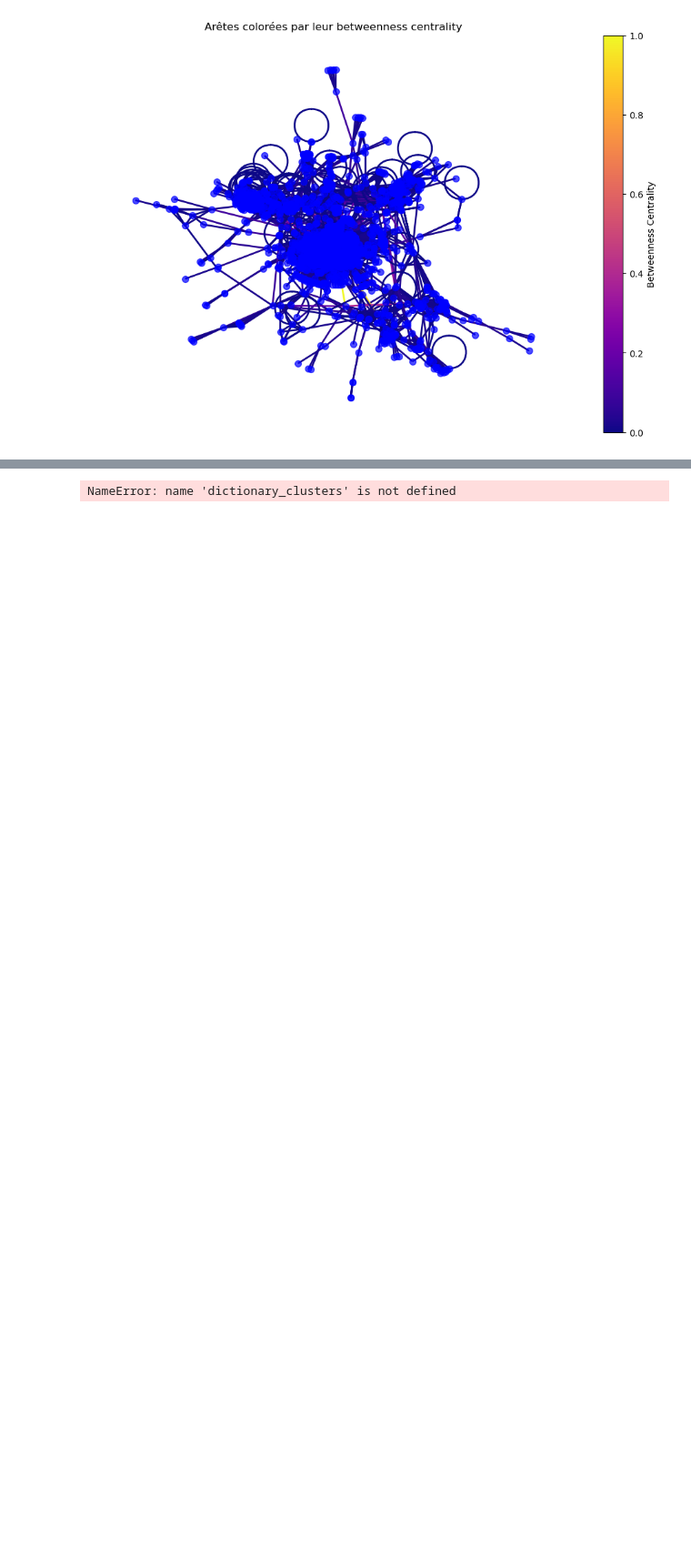
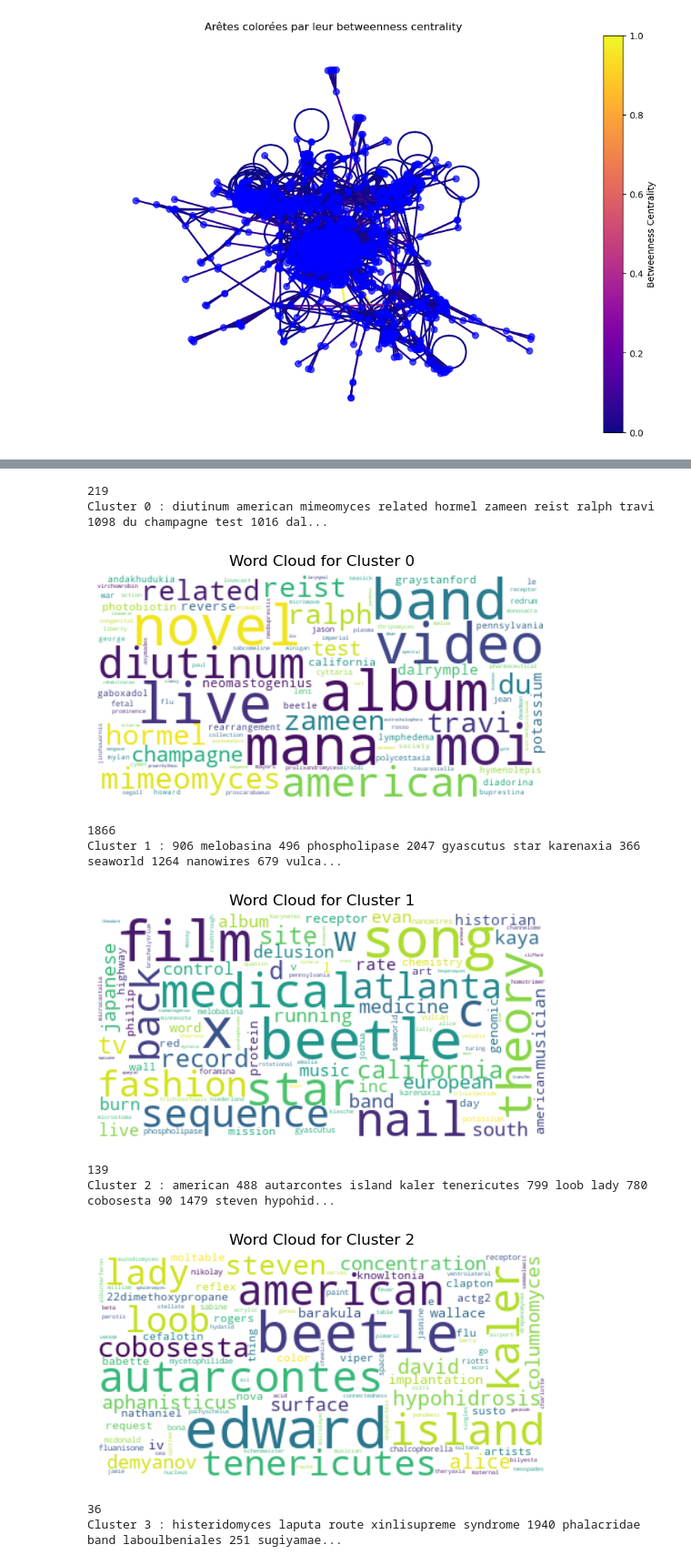
Before and after one commit to MelvinGode/Wikipedia-Clusteing, a Jupyter notebook: Betweeness.ipynb, the cells around one changed output, grey strips where cells are left out. Shown at 91% size. Drawn from its saved outputs; the diff is of its cells as text; code cells hidden in the pictures; blank space fills up the shorter version.

```diff
--- a/Betweeness.ipynb
+++ b/Betweeness.ipynb
@@ -287,20 +292,35 @@ for i in range(len(clusters)):
     dictionary_clusters[i] = liste
 # %%
 from wordcloud import WordCloud
+import re
 
+# Créez un Word Cloud pour chaque cluster
 for cluster_id, cluster_phrases in dictionary_clusters.items():
     # Combinez toutes les phrases du cluster
     print(len(cluster_phrases))
+    text = ' '.join(cluster_phrases).lower()
     text = ' '.join(set(text.split()))
+    text = re.sub(r'[^\w\s]', '', text)  # Supprime les caractères non alphanumériques
+    text = text.lower()
     print(f"Cluster {cluster_id} : {text[:100]}...")
     # Générez le Word Cloud
     wordcloud = WordCloud(max_font_size=50, max_words=100, background_color="white").generate(text)
 
     # Affichez le Word Cloud
     plt.figure()
     plt.imshow(wordcloud, interpolation="bilinear")
     plt.axis("off")
     plt.title(f"Word Cloud for Cluster {cluster_id}")
     plt.show()
 # %% [output]
-NameError: name 'dictionary_clusters' is not defined
+219
+Cluster 0 : diutinum american mimeomyces related hormel zameen reist ralph travi 1098 du champagne test 1016 dal...
+[figure, added]
+1866
+Cluster 1 : 906 melobasina 496 phospholipase 2047 gyascutus star karenaxia 366 seaworld 1264 nanowires 679 vulca...
+[figure, added]
+139
+Cluster 2 : american 488 autarcontes island kaler tenericutes 799 loob lady 780 cobosesta 90 1479 steven hypohid...
+[figure, added]
+36
+Cluster 3 : histeridomyces laputa route xinlisupreme syndrome 1940 phalacridae band laboulbeniales 251 sugiyamae...
```
Also changed, not shown: parts of 7 cells of this notebook.
